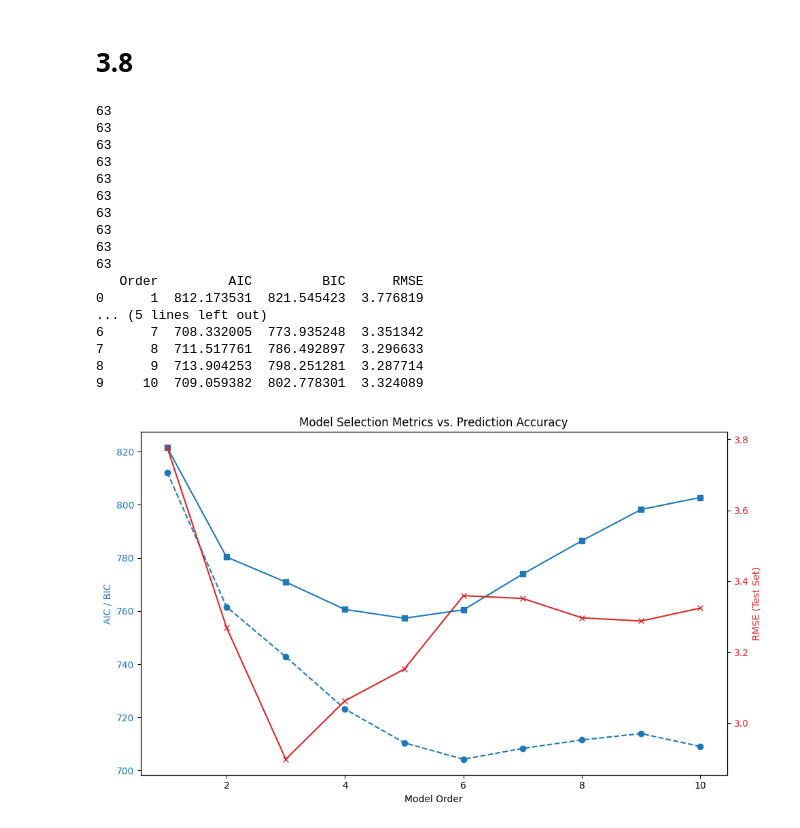
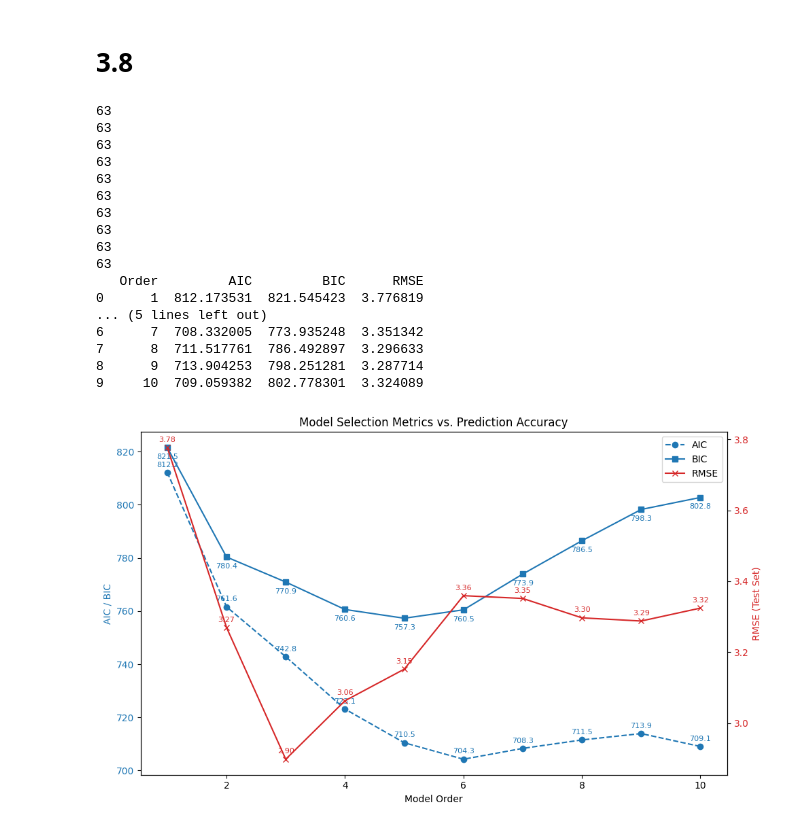
Before and after one commit to Harborg1/Time-Series-Analysis, a Jupyter notebook: Assignment 3/Ass3_magnus.ipynb, the cells around one changed output. Saved outputs shown, nothing was run; the diff lists cells and outputs as text; code cells hidden in the pictures.

```diff
--- a/Assignment 3/Ass3_magnus.ipynb
+++ b/Assignment 3/Ass3_magnus.ipynb
@@ -574,34 +574,49 @@ fig, ax1 = plt.subplots(figsize=(10, 6))
 
 ax1.set_xlabel('Model Order')
 ax1.set_ylabel('AIC / BIC', color='tab:blue')
-ax1.plot(comparison_df['Order'], comparison_df['AIC'], label='AIC', marker='o', color='tab:blue', linestyle='--')
-ax1.plot(comparison_df['Order'], comparison_df['BIC'], label='BIC', marker='s', color='tab:blue')
+line_aic, = ax1.plot(comparison_df['Order'], comparison_df['AIC'], label='AIC', marker='o', color='tab:blue', linestyle='--')
+line_bic, = ax1.plot(comparison_df['Order'], comparison_df['BIC'], label='BIC', marker='s', color='tab:blue')
 ax1.tick_params(axis='y', labelcolor='tab:blue')
 
 ax2 = ax1.twinx()
 ax2.set_ylabel('RMSE (Test Set)', color='tab:red')
-ax2.plot(comparison_df['Order'], comparison_df['RMSE'], label='RMSE', marker='x', color='tab:red')
+line_rmse, = ax2.plot(comparison_df['Order'], comparison_df['RMSE'], label='RMSE', marker='x', color='tab:red')
 ax2.tick_params(axis='y', labelcolor='tab:red')
+
+# Add one combined legend for both axes
+lines = [line_aic, line_bic, line_rmse]
+labels = [line.get_label() for line in lines]
+ax1.legend(lines, labels, loc='best')
+
+# Add value labels to each point
+for x, y in zip(comparison_df['Order'], comparison_df['AIC']):
+    ax1.annotate(f'{y:.1f}', (x, y), textcoords='offset points', xytext=(0, 6), ha='center', fontsize=8, color='tab:blue')
+
+for x, y in zip(comparison_df['Order'], comparison_df['BIC']):
+    ax1.annotate(f'{y:.1f}', (x, y), textcoords='offset points', xytext=(0, -12), ha='center', fontsize=8, color='tab:blue')
+
+for x, y in zip(comparison_df['Order'], comparison_df['RMSE']):
+    ax2.annotate(f'{y:.2f}', (x, y), textcoords='offset points', xytext=(0, 6), ha='center', fontsize=8, color='tab:red')
 
 plt.title('Model Selection Metrics vs. Prediction Accuracy')
 fig.tight_layout()
 plt.show()
 # %% [output]
 63
 63
 63
 63
 63
 63
 63
 63
 63
 63
    Order         AIC         BIC      RMSE
 0      1  812.173531  821.545423  3.776819
 ... (5 lines left out)
 6      7  708.332005  773.935248  3.351342
 7      8  711.517761  786.492897  3.296633
 8      9  713.904253  798.251281  3.287714
 9     10  709.059382  802.778301  3.324089
-[figure, old version]
+[figure, new version]
```
Also changed, not shown: parts of 4 cells of this notebook, 6 other files.
